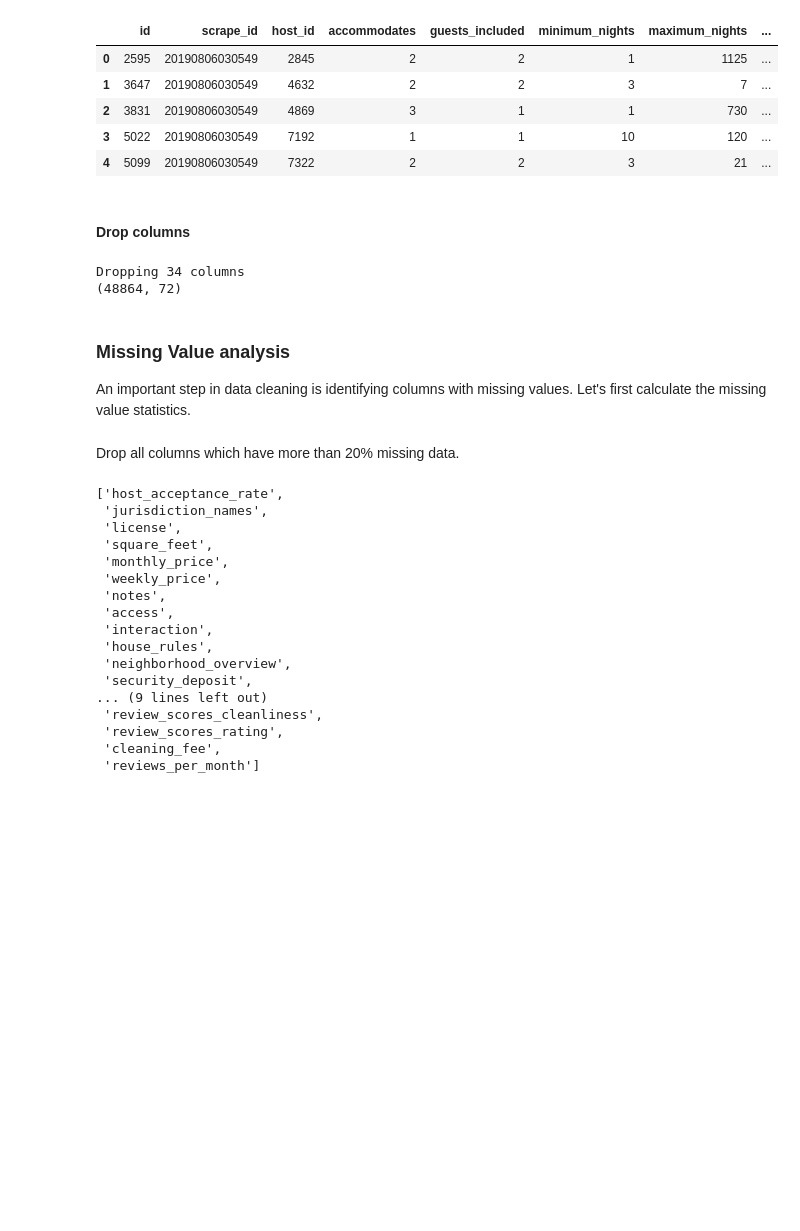
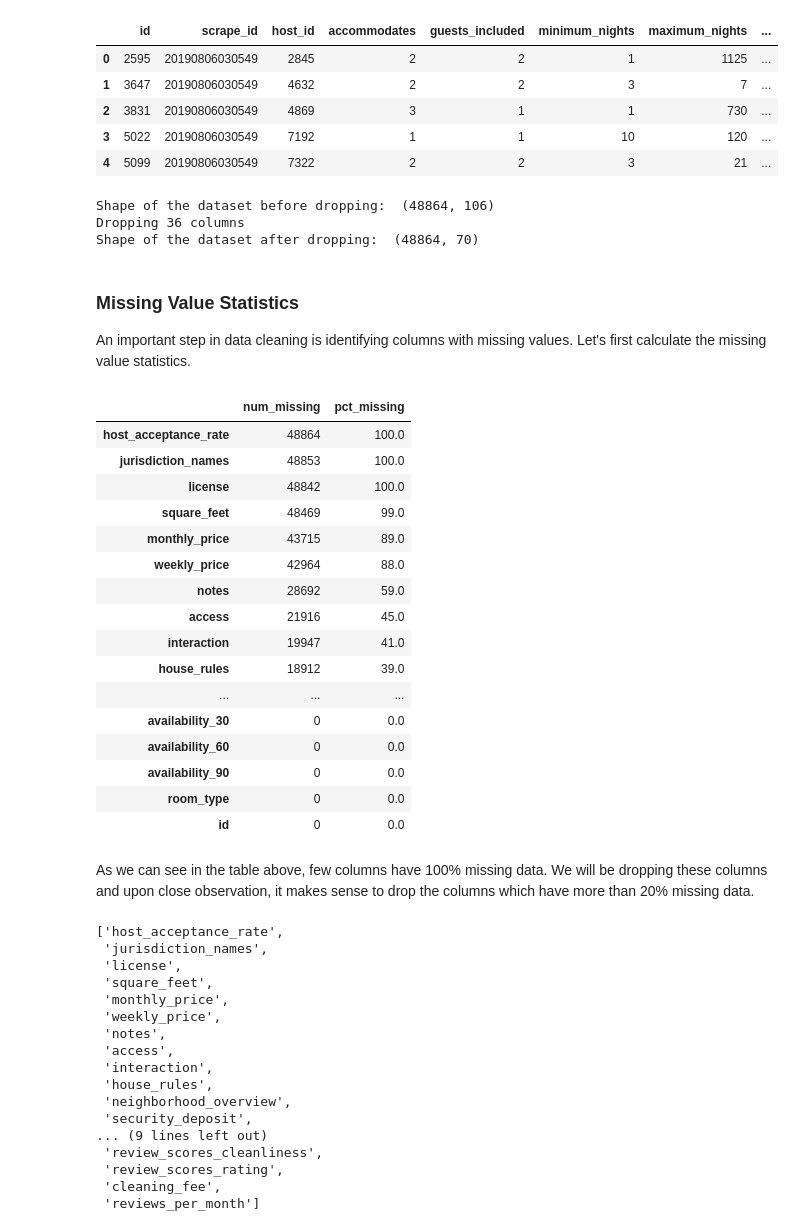
Before and after one commit to shravan-kuchkula/airbnb_nyc, a Jupyter notebook: notebooks/11_sk_data_cleaning.ipynb, the cells around one changed output. Cells and saved outputs as stored; diff of their text form; code cells hidden in the pictures; blank space fills up the shorter version.

```diff
--- a/notebooks/11_sk_data_cleaning.ipynb
+++ b/notebooks/11_sk_data_cleaning.ipynb
@@ -68,5 +45,11 @@ detailed_listings=files[0]
 # %%
 def get_data_frame(bucket_name, file_name):
+    '''
+        Takes the location of the dataset on S3 and returns a dataframe.
+        arguments:
+            bucket_name: the name of the bucket
+            file_name: the key inside the bucket
+    '''
     # get an S3 object by passing in the bucket and file name
     data_object = s3_client.get_object(Bucket=bucket_name, Key=file_name)
 
@@ -239,18 +231,19 @@ drop_int_cols = ['scrape_id',
                  'minimum_maximum_nights',
                  'maximum_maximum_nights'
                 ]
-# %% [markdown]
-#### Drop columns
 # %%
+# combine all the columns and drop them
 drop_cols = drop_object_cols + drop_float_cols + drop_int_cols
+print("Shape of the dataset before dropping: ", df_detailed_listings.shape)
 print("Dropping {} columns".format(len(drop_cols)))
 df_dl_clean_df = df_detailed_listings.drop(columns=drop_cols)
-print(df_dl_clean_df.shape)
+print("Shape of the dataset after dropping: ", df_dl_clean_df.shape)
 # %% [output]
-Dropping 34 columns
-(48864, 72)
+Shape of the dataset before dropping:  (48864, 106)
+Dropping 36 columns
+Shape of the dataset after dropping:  (48864, 70)
 # %% [markdown]
-### Missing Value analysis
+### Missing Value Statistics
 An important step in data cleaning is identifying columns with missing values. Let's first calculate the missing value statistics.
 # %%
 def missing_statistics(df):
@@ -262,8 +262,27 @@ def missing_statistics(df):
     return missing_stats
 # %%
 num_missing = missing_statistics(df_dl_clean_df)
+num_missing
+# %% [output]
+|  | num_missing | pct_missing |
+| host_acceptance_rate | 48864 | 100.0 |
+| jurisdiction_names | 48853 | 100.0 |
+| license | 48842 | 100.0 |
+| square_feet | 48469 | 99.0 |
+| monthly_price | 43715 | 89.0 |
+| weekly_price | 42964 | 88.0 |
+| notes | 28692 | 59.0 |
+| access | 21916 | 45.0 |
+| interaction | 19947 | 41.0 |
+| house_rules | 18912 | 39.0 |
+| ... | ... | ... |
+| availability_30 | 0 | 0.0 |
+| availability_60 | 0 | 0.0 |
+| availability_90 | 0 | 0.0 |
+| room_type | 0 | 0.0 |
+| id | 0 | 0.0 |
-# %% [markdown]
-Drop all columns which have more than 20% missing data.
+# %% [markdown]
+As we can see in the table above, few columns have 100% missing data. We will be dropping these columns and upon close observation, it makes sense to drop the columns which have more than 20% missing data.
 # %%
 cols_to_drop = list(num_missing[num_missing.pct_missing > 20].index)
 cols_to_drop
```
Also changed, not shown: parts of 79 cells of this notebook, 3 other files.
